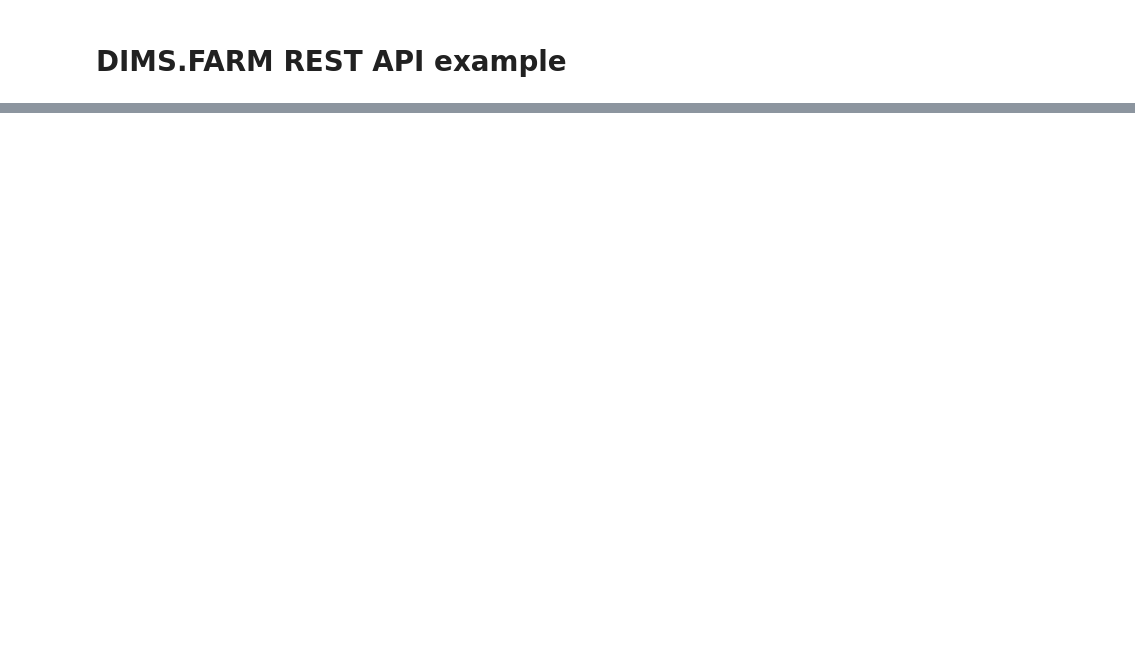
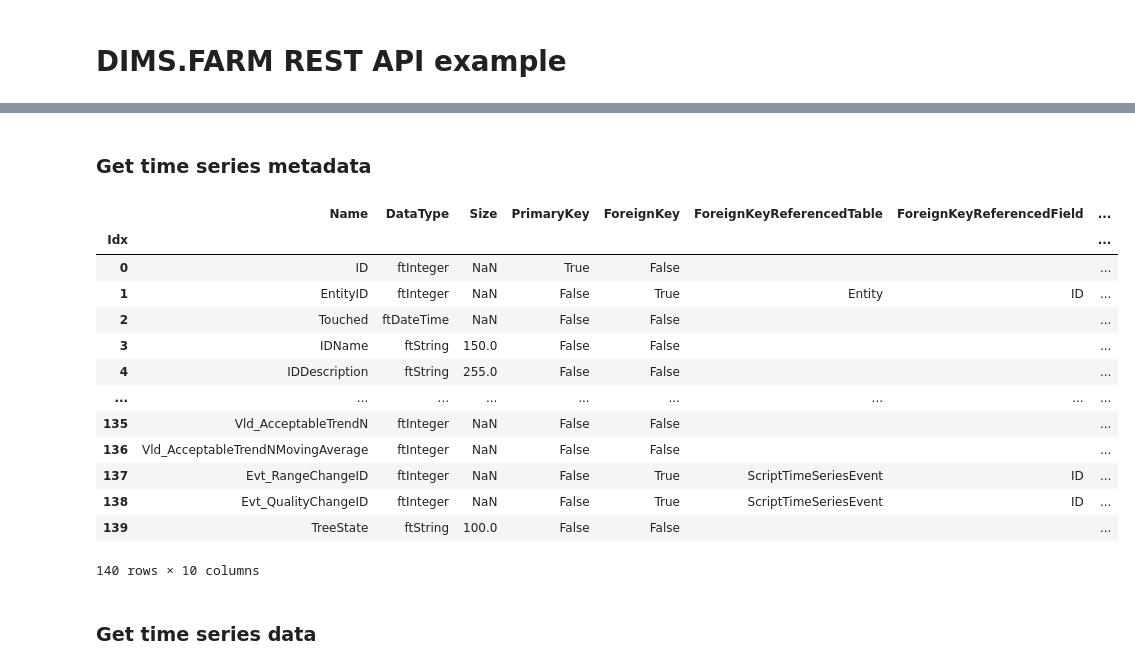
Before and after one commit to DHI/watobs, a Jupyter notebook: notebooks/DIMSFARM_example.ipynb, the cells around one changed output, grey strips where cells are left out. Saved outputs shown, nothing was run; the diff lists cells and outputs as text; code cells hidden in the pictures; blank space fills up the shorter version.

Commit message:
Datafarm update notebooks and docs

```diff
--- a/notebooks/DIMSFARM_example.ipynb
+++ b/notebooks/DIMSFARM_example.ipynb
@@ -57,0 +3,7 @@ df.head()
+# %%
+import os
+
+from watobs.datafarm import DatafarmRepository
+
+api_key = os.getenv("DATAFARM_API_KEY")
+assert api_key is not None
@@ -57,0 +12,3 @@ df.head()
+# %%
+dfr = DatafarmRepository(api_key)
+dfr.connect()
@@ -57,0 +30,21 @@ df.head()
+# %% [markdown]
+### Get time series metadata
+# %%
+dfr.time_series_metadata
+# %% [output]
+|  | Name | DataType | Size | PrimaryKey | ForeignKey | ForeignKeyReferencedTable | ForeignKeyReferencedField | ... |
+| Idx |  |  |  |  |  |  |  | ... |
+| 0 | ID | ftInteger | NaN | True | False |  |  | ... |
+| 1 | EntityID | ftInteger | NaN | False | True | Entity | ID | ... |
+| 2 | Touched | ftDateTime | NaN | False | False |  |  | ... |
+| 3 | IDName | ftString | 150.0 | False | False |  |  | ... |
+| 4 | IDDescription | ftString | 255.0 | False | False |  |  | ... |
+| ... | ... | ... | ... | ... | ... | ... | ... | ... |
+| 135 | Vld_AcceptableTrendN | ftInteger | NaN | False | False |  |  | ... |
+| 136 | Vld_AcceptableTrendNMovingAverage | ftInteger | NaN | False | False |  |  | ... |
+| 137 | Evt_RangeChangeID | ftInteger | NaN | False | True | ScriptTimeSeriesEvent | ID | ... |
+| 138 | Evt_QualityChangeID | ftInteger | NaN | False | True | ScriptTimeSeriesEvent | ID | ... |
+| 139 | TreeState | ftString | 100.0 | False | False |  |  | ... |
+140 rows × 10 columns
+# %% [markdown]
+### Get time series data
```
Also changed, not shown: parts of 22 cells of this notebook, 1 other file.
